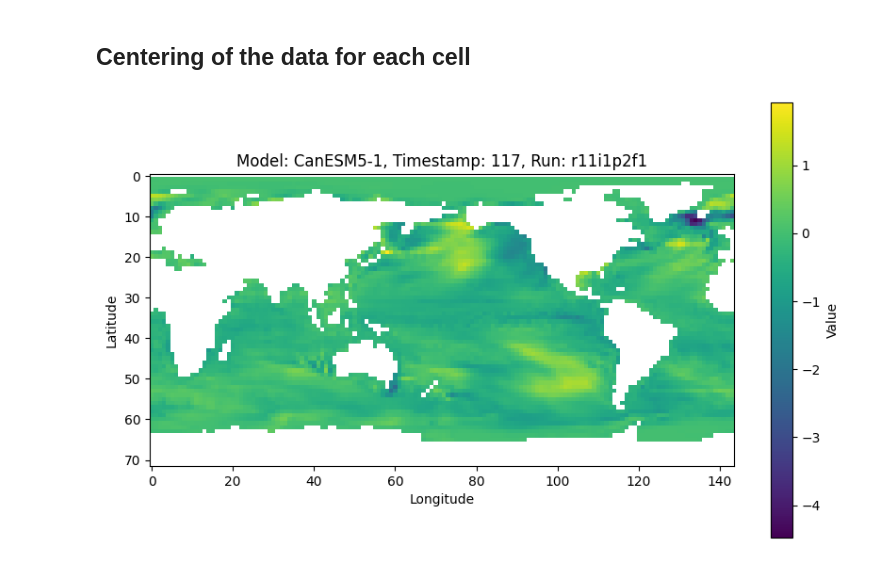
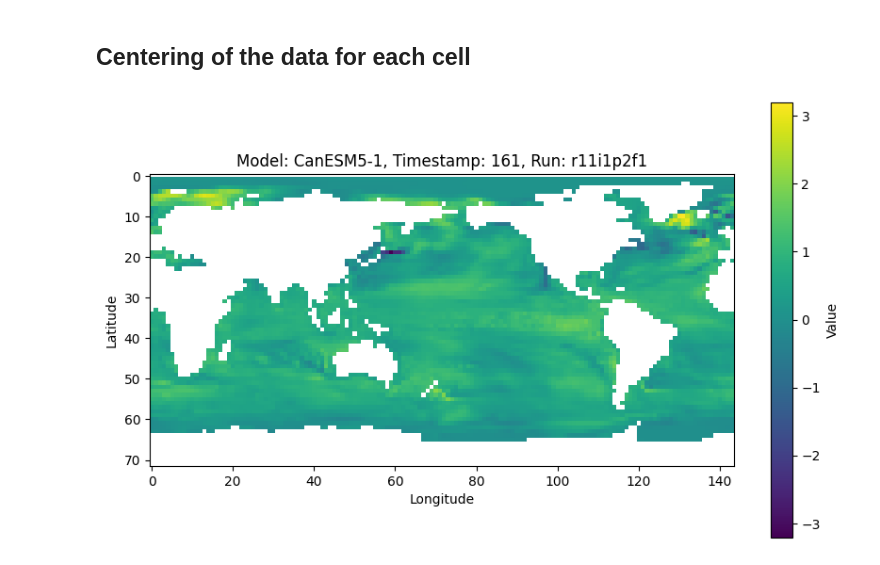
Before and after one commit to Victor2175/gm4cs-l, a Jupyter notebook: Data_exploration.ipynb, the cells around one changed output. Cells and saved outputs as stored; diff of their text form; code cells hidden in the pictures.

```diff
--- a/Data_exploration.ipynb
+++ b/Data_exploration.ipynb
@@ -131,17 +129,17 @@ centered_data = center_data(nan_filtered_data)
 # %%
 # Example of plotting a random run after applying the NaN filter
 data_to_plot = centered_data[example_model][chosen_run]
 
 # Plot the data
 plt.figure(figsize=(10, 6))
-plt.imshow(data_to_plot[0, :, :], cmap='viridis')  # Plotting the first time step as an example
+plt.imshow(data_to_plot[random_timestamp, :, :], cmap='viridis')  # Plotting the first time step as an example
 plt.colorbar(label='Value')
 plt.title(f'Model: {example_model}, Timestamp: {random_timestamp}, Run: {chosen_run}')
 plt.xlabel('Longitude')
 plt.ylabel('Latitude')
 plt.show()
 # %% [output]
-[figure, old version]
+[figure, new version]
 # %%
 # Example of plotting the forced response for a random model
 valid_grid_spots = np.argwhere(~nan_mask)
```
Also changed, not shown: parts of 7 cells of this notebook, 2 other files.
